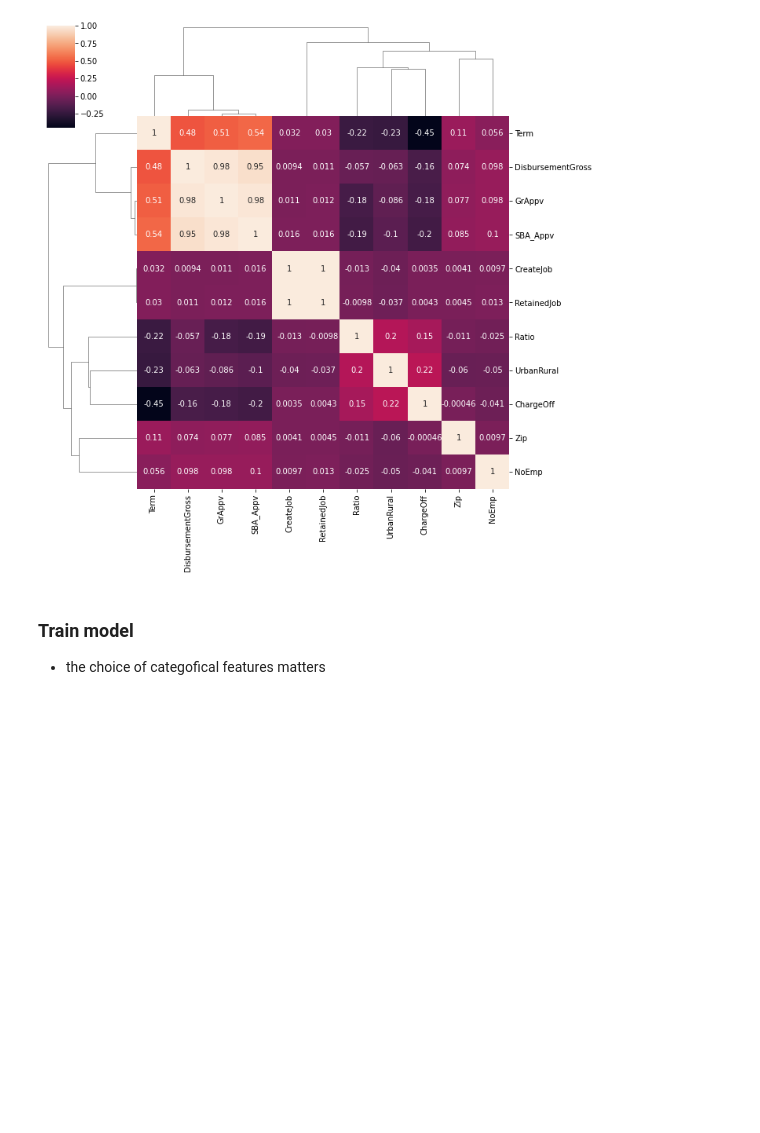
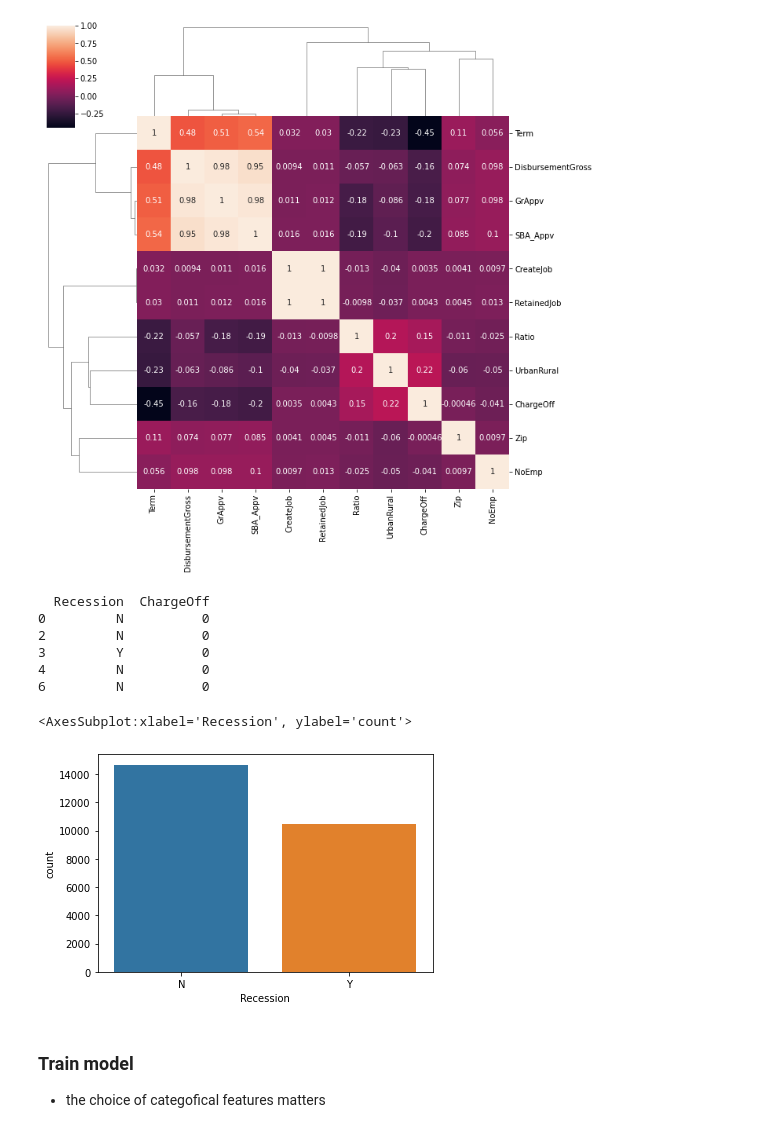
Before and after one commit to hulkfolk/cs5228-project, a Jupyter notebook: shiyu_catboost.ipynb, the cells around one changed output. Saved outputs shown, nothing was run; the diff lists cells and outputs as text; code cells hidden in the pictures; blank space fills up the shorter version.

Commit message:
fix defects in generating recession column

```diff
--- a/shiyu_catboost.ipynb
+++ b/shiyu_catboost.ipynb
@@ -129,7 +128,7 @@ RECESSION_PERIODS = [[date(1990, 7, 1), date(1991, 3, 1)],
 def with_in_recession(row):
     # load is labeled as 'Y' for Recession if the load is active for at least a month during the Recession time frame
     try:
-        raw_disbursement_date = row['DisbursementDate']
+        raw_disbursement_date = str(row['DisbursementDate'])
         if not pd.isnull(raw_disbursement_date):
             disbursement_date = datetime.strptime(raw_disbursement_date.strip(), '%d-%b-%y').date()
             term = int(row['Term']) if not pd.isnull(row['Term']) else 0
@@ -149,16 +148,16 @@ def with_in_recession(row):
 
 
 def data_transformation(records):
+    records['Recession'] = records.apply(with_in_recession, axis=1)
     records["NAICS"] = records['NAICS'].apply(lambda x: NAICS_TO_INDUSTRY.get(str(x)[0:2], 'NONE') if len(str(x)) >= 2 else 'NONE')
-    records['Recession'] = records.apply(with_in_recession, axis=1)
     records['FranchiseCode'] = records['FranchiseCode'].apply(lambda x: 'N' if x in ['0', '1', 0, 1] else 'Y')
     records['NewExist'] = records['NewExist'].apply(lambda x: str(x))
     records['DisbursementGross'] = records['DisbursementGross'].apply(lambda x: float(x.replace('$', '').replace(',', '').strip()))
     records['GrAppv'] = records['GrAppv'].apply(lambda x: float(x.replace('$', '').replace(',', '').strip()))
     records['SBA_Appv'] = records['SBA_Appv'].apply(lambda x: float(x.replace('$', '').replace(',', '').strip()))
     records['Ratio'] = records['DisbursementGross'] / records['GrAppv']
-    # records['ApprovalDate'] = records['ApprovalDate'].apply(lambda x: dt.strptime(x.strip(), '%d-%b-%y'))
-    # records['DisbursementDate'] = records['DisbursementDate'].apply(lambda x: dt.strptime(x.strip(), '%d-%b-%y'))
+    # records['ApprovalDate'] = records['ApprovalDate'].apply(lambda x: datetime.strptime(x.strip(), '%d-%b-%y'))
+    # records['DisbursementDate'] = records['DisbursementDate'].apply(lambda x: datetime.strptime(x.strip(), '%d-%b-%y'))
     return records
 records = data_transformation(records)
 
@@ -183,6 +182,21 @@ sb.clustermap(records.corr(), annot=True)
 # %% [output]
 <seaborn.matrix.ClusterGrid at 0x...>
 [figure]
+# %%
+default_records = pd.DataFrame()
+default_records['Recession'] = records.query('ChargeOff in ("0", 0, 0.0)')['Recession']
+default_records['ChargeOff'] = records.query('ChargeOff in ("0", 0, 0.0)')['ChargeOff']
+print(default_records.head())
+sb.countplot(x='Recession', data=default_records)
+# %% [output]
+  Recession  ChargeOff
+0         N          0
+2         N          0
+3         Y          0
+4         N          0
+6         N          0
+<AxesSubplot:xlabel='Recession', ylabel='count'>
+[figure, added]
 # %%
 x1 = records.drop(columns='ChargeOff')
 y1 = records['ChargeOff']
```
Also changed, not shown: parts of 3 cells of this notebook.
